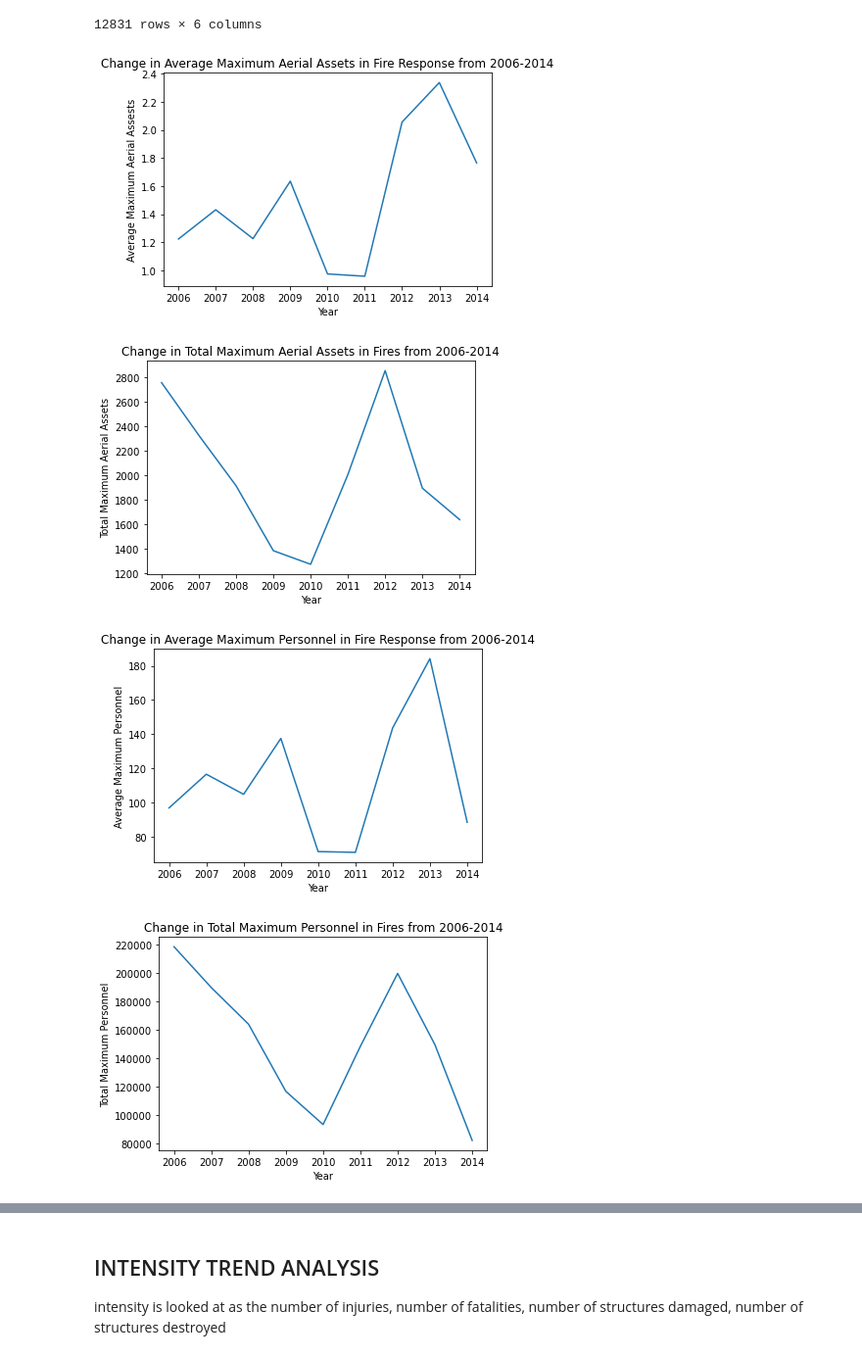
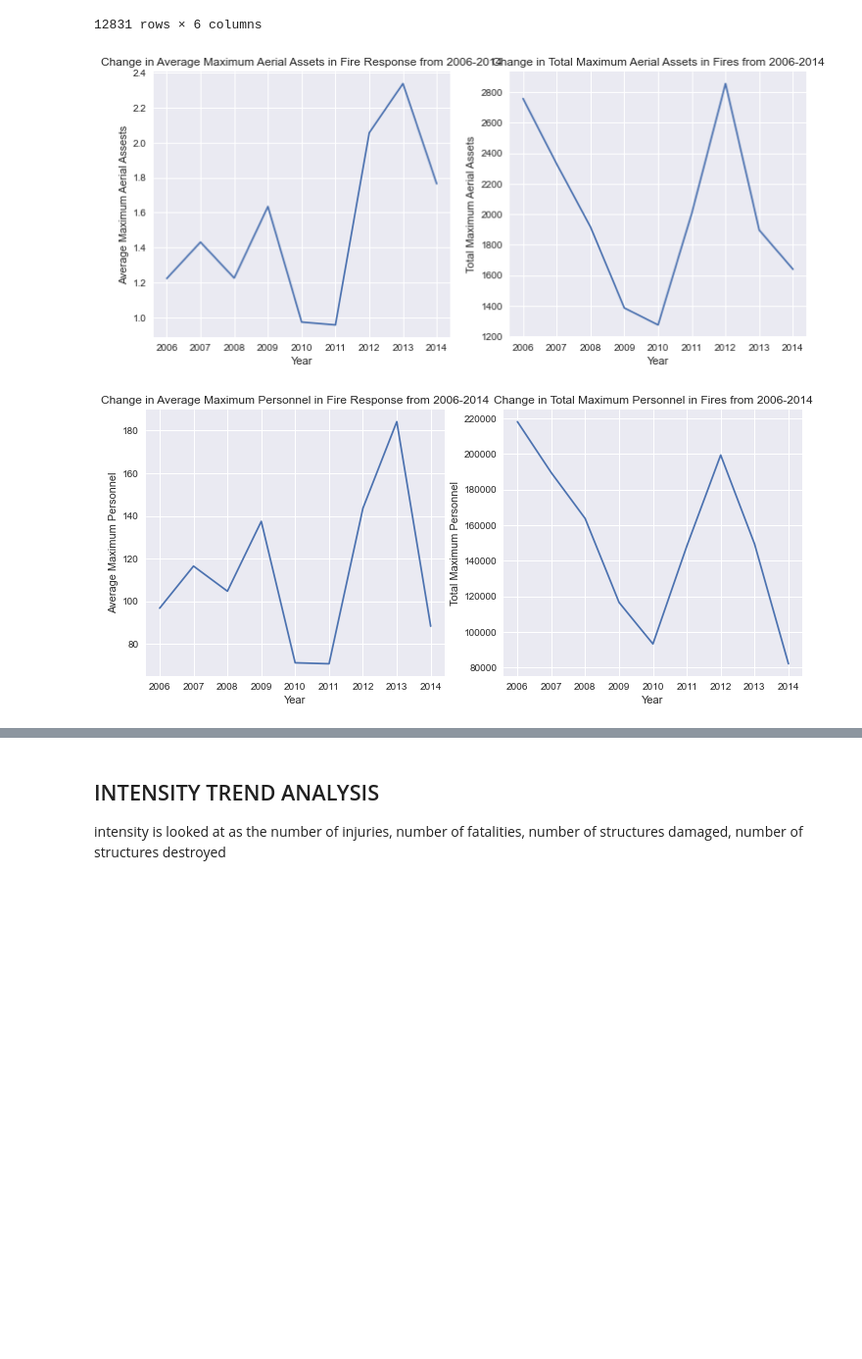
Before and after one commit to nasa/mika, a Jupyter notebook: notebooks/ICS quantitative analysis.ipynb, the cells around one changed output, grey strips where cells are left out. Shown at 98% size. Cells and saved outputs as stored; diff of their text form; code cells hidden in the pictures; blank space fills up the shorter version.

```diff
--- a/notebooks/ICS quantitative analysis.ipynb
+++ b/notebooks/ICS quantitative analysis.ipynb
@@ -1,10 +1,15 @@
 # %%
 import pandas as pd
 import numpy as np
+%matplotlib inline
+import matplotlib.style
+matplotlib.style.use("seaborn")
 import matplotlib.pyplot as plt
+
 import seaborn as sn
 import scipy.stats as st
-plt.style = "seaborn"
+
+from ICS_functions import *
 # %%
 import sys
 import os
@@ -256,46 +314,42 @@ for year in years:
 # %%
 av_aerial = [average_aerial[key] for key in average_aerial]
 
-plt.figure()
+plt.figure(figsize=(12, 5))
+plt.subplot(1, 2, 1)
 plt.ylabel("Average Maximum Aerial Assests")
 plt.xlabel("Year")
 plt.title("Change in Average Maximum Aerial Assets in Fire Response from 2006-2014")
 plt.plot(years, av_aerial)
-plt.show()
-plt.close()
 
 total_aerial = [total_aerial[key] for key in total_aerial]
-plt.figure()
+plt.subplot(1,2,2)
 plt.ylabel("Total Maximum Aerial Assets")
 plt.xlabel("Year")
 plt.title("Change in Total Maximum Aerial Assets in Fires from 2006-2014")
 plt.plot(years, total_aerial)
 plt.show()
 plt.close()
 
 av_person = [average_person[key] for key in average_person]
 
-plt.figure()
+plt.figure(figsize=(12, 5))
+plt.subplot(1, 2, 1)
 plt.ylabel("Average Maximum Personnel")
 plt.xlabel("Year")
 plt.title("Change in Average Maximum Personnel in Fire Response from 2006-2014")
 plt.plot(years, av_person)
-plt.show()
-plt.close()
 
 total_person = [total_person[key] for key in total_person]
-plt.figure()
+plt.subplot(1,2,2)
 plt.ylabel("Total Maximum Personnel")
 plt.xlabel("Year")
 plt.title("Change in Total Maximum Personnel in Fires from 2006-2014")
 plt.plot(years, total_person)
 plt.show()
 plt.close()
 # %% [output]
-[figure, old version]
+[figure, new version]
-[figure, old version]
+[figure, new version]
-[figure, removed]
-[figure, removed]
 # %%
 total_cost = {}
 average_cost = {}
```
Also changed, not shown: parts of 18 cells of this notebook, 3 other files.
